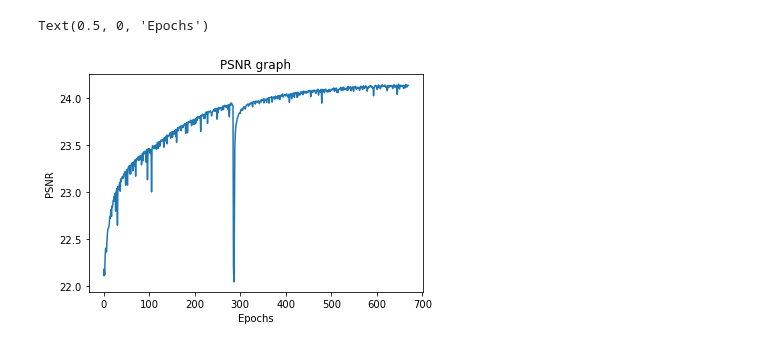
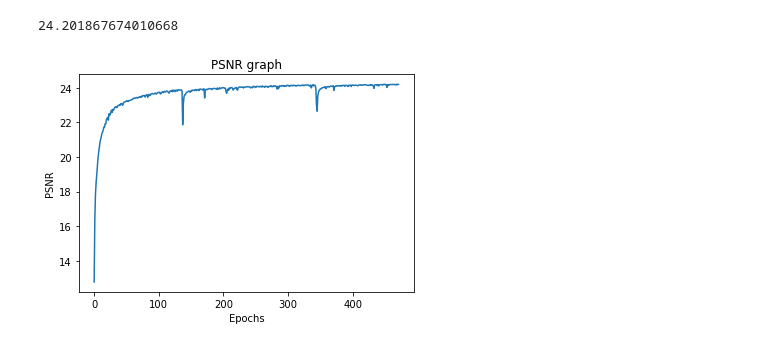
Before and after one commit to Shrsh/Super_Resolution_Networks, a Jupyter notebook: Graphs.ipynb, the cells around one changed output. Saved outputs shown, nothing was run; the diff lists cells and outputs as text; code cells hidden in the pictures.

```diff
--- a/Graphs.ipynb
+++ b/Graphs.ipynb
@@ -25,0 +26,10 @@ Text(0.5, 0, 'Epochs')
+# %%
+##Small SRSN + 3*3conv before upsampling
+path = "/home/harsh.shukla/SRCNN/SRSN_results/PSNR.txt"
+dbfile = open(path, 'rb')
+db = pickle.load(dbfile)
+plt.plot(db)
+plt.title('PSNR graph')
+plt.ylabel('PSNR')
+plt.xlabel('Epochs')
+max(db)
@@ -26,11 +39,13 @@ Text(0.5, 0, 'Epochs')
 # %%
+##Small SRSN + L1 +skips
 path = "/home/harsh.shukla/SRCNN/SRSN_results/PSNR.txt"
 dbfile = open(path, 'rb')
 db = pickle.load(dbfile)
 plt.plot(db)
 plt.title('PSNR graph')
 plt.ylabel('PSNR')
 plt.xlabel('Epochs')
+max(db)
 # %% [output]
-Text(0.5, 0, 'Epochs')
+24.201867674010668
-[figure, old version]
+[figure, new version]
```
Also changed, not shown: parts of 14 cells of this notebook, 6 other files.
